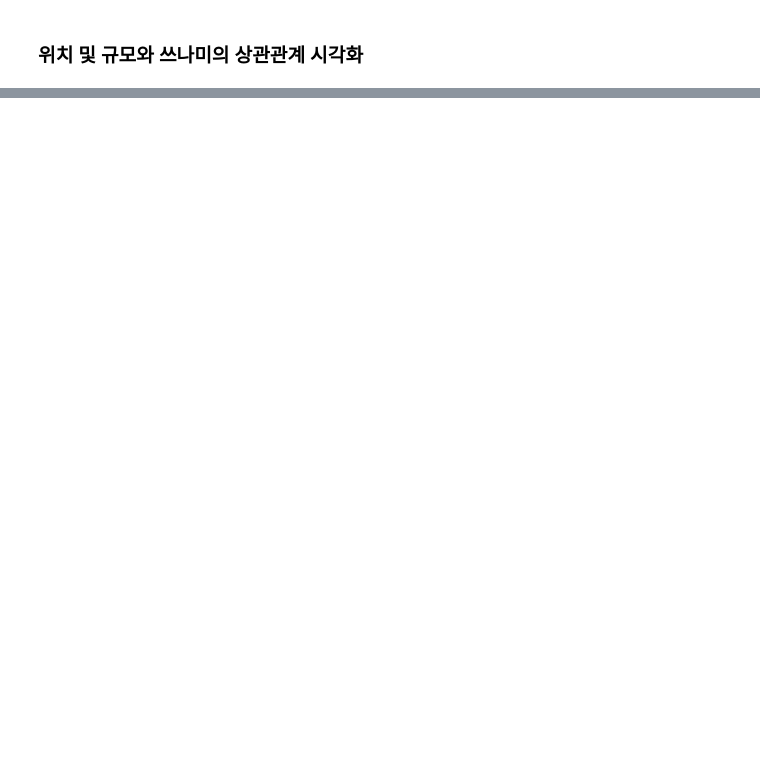
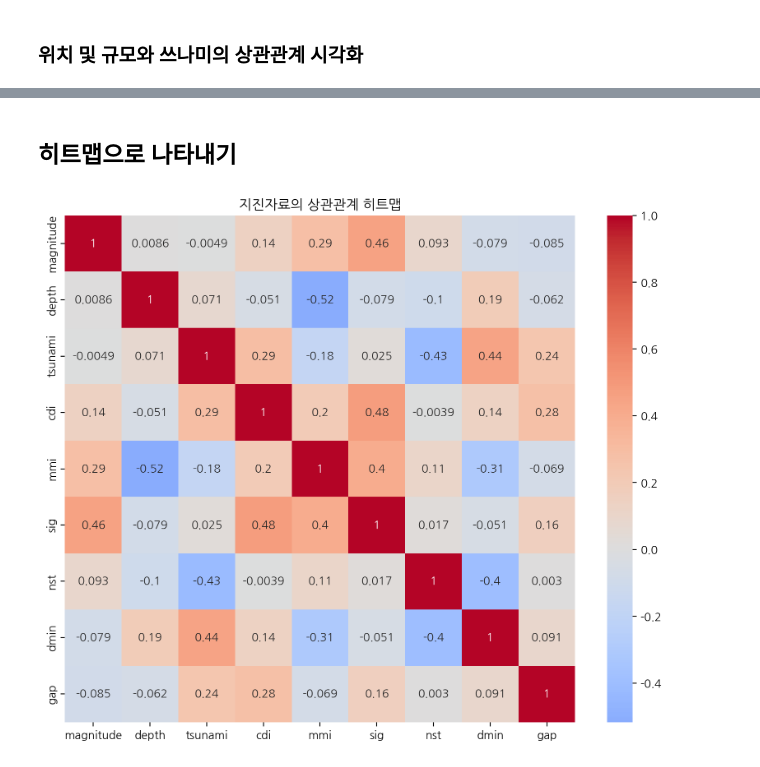
Before and after one commit to hyeonyeongjung/2024-1-my-BDA, a Jupyter notebook: inclass/데이터분석과제_10조_20232505_정현영_20232880_박한별_20232882_채혜원.ipynb, the cells around one changed output, grey strips where cells are left out. Drawn from its saved outputs; the diff is of its cells as text; code cells hidden in the pictures; blank space fills up the shorter version.

```diff
--- a/inclass/데이터분석과제_10조_20232505_정현영_20232880_박한별_20232882_채혜원.ipynb
+++ b/inclass/데이터분석과제_10조_20232505_정현영_20232880_박한별_20232882_채혜원.ipynb
@@ -893,3 +893,20 @@ fig = make_world_fig(tsun, 'latitude', 'longitude', 'magnitude', 'sig', ["#87CEE
 fig.show()
 # %% [output]
 [interactive output not drawn]
+# %% [markdown]
+## 히트맵으로 나타내기
+# %%
+# 필요한 열만 선택하여 새로운 데이터프레임 생성
+selected_columns = ['magnitude', 'depth', 'tsunami', 'cdi', 'mmi', 'sig', 'nst', 'dmin', 'gap']
+correlation_data = df4[selected_columns].dropna()  # 결측값 제거
+
+# 상관 행렬 계산
+correlation_matrix = correlation_data.corr()
+
+# 상관 행렬 시각화
+plt.figure(figsize=(10, 8))
+sns.heatmap(correlation_matrix, annot=True, cmap='coolwarm', center=0)
+plt.title('지진자료의 상관관계 히트맵')
+plt.show()
+# %% [output]
+[figure, added]
```
